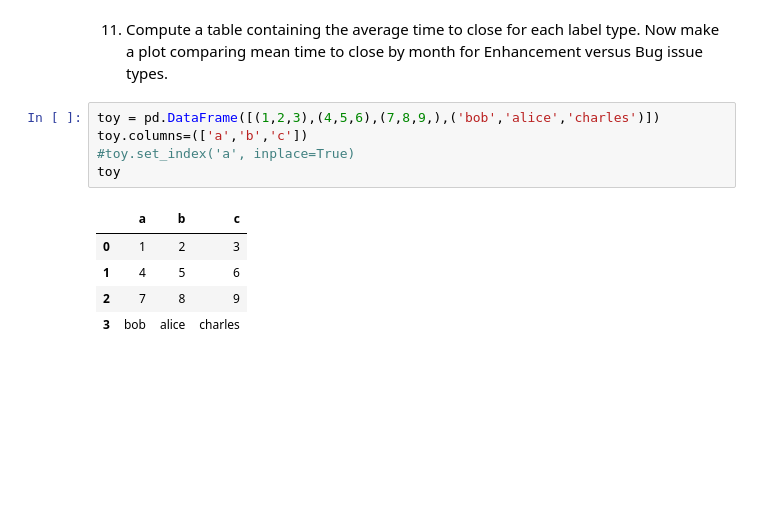
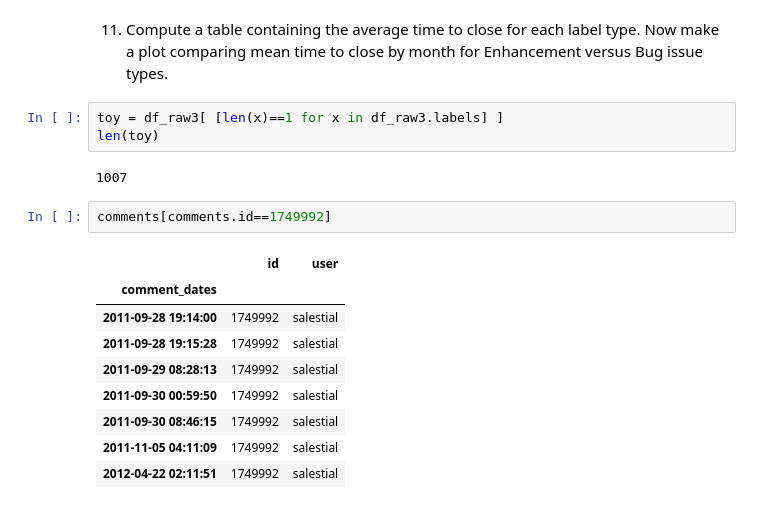
Before and after one commit to Phononic/Sean_Lubner_250HWs, a Jupyter notebook: hw7/hw7.ipynb, the cells around one changed output. Drawn from its saved outputs; the diff is of its cells as text; blank space fills up the shorter version.

```diff
--- a/hw7/hw7.ipynb
+++ b/hw7/hw7.ipynb
@@ -245,14 +263,20 @@ number) it took to close each issue.
 11) Compute a table containing the average time to close for each label
 type. Now make a plot comparing mean time to close by month for Enhancement
 versus Bug issue types.
-# %%
-toy = pd.DataFrame([(1,2,3),(4,5,6),(7,8,9,),('bob','alice','charles')])
-toy.columns=(['a','b','c'])
-#toy.set_index('a', inplace=True)
-toy
-# %% [output]
-|  | a | b | c |
-| 0 | 1 | 2 | 3 |
-| 1 | 4 | 5 | 6 |
-| 2 | 7 | 8 | 9 |
-| 3 | bob | alice | charles |
+# %%
+toy = df_raw3[ [len(x)==1 for x in df_raw3.labels] ]
+len(toy)
+# %% [output]
+1007
+# %%
+comments[comments.id==1749992]
+# %% [output]
+|  | id | user |
+| comment_dates |  |  |
+| 2011-09-28 19:14:00 | 1749992 | salestial |
+| 2011-09-28 19:15:28 | 1749992 | salestial |
+| 2011-09-29 08:28:13 | 1749992 | salestial |
+| 2011-09-30 00:59:50 | 1749992 | salestial |
+| 2011-09-30 08:46:15 | 1749992 | salestial |
+| 2011-11-05 04:11:09 | 1749992 | salestial |
+| 2012-04-22 02:11:51 | 1749992 | salestial |
```
Also changed, not shown: parts of 11 cells of this notebook.
